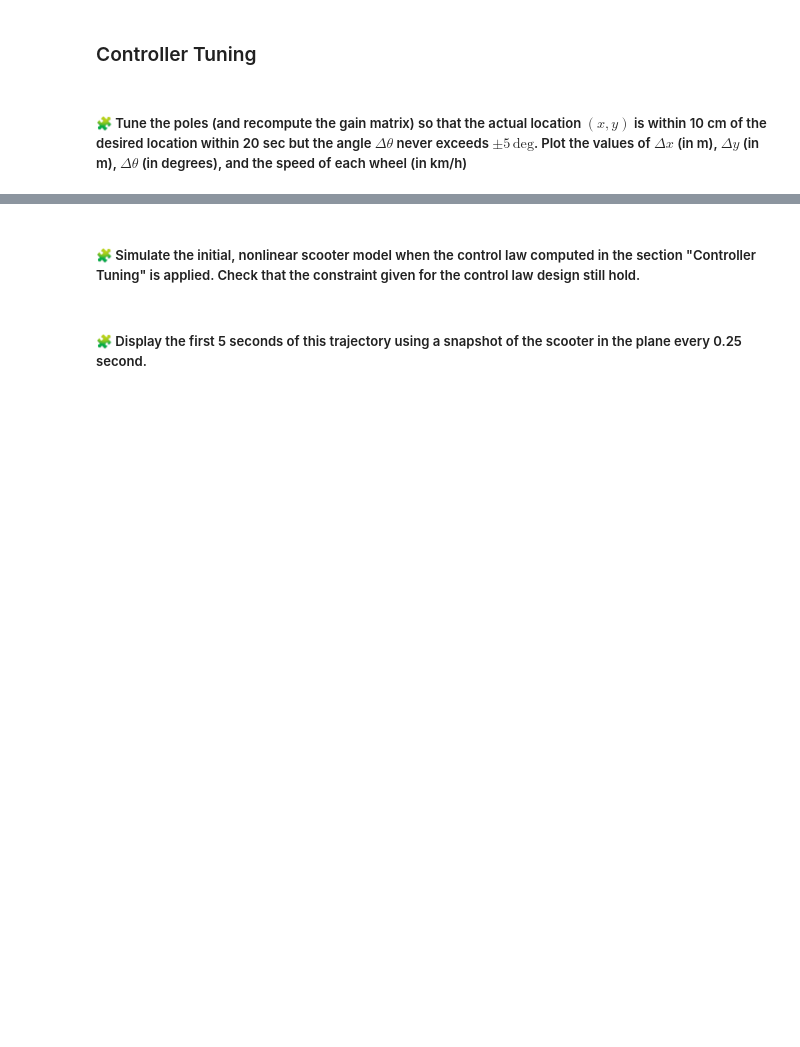
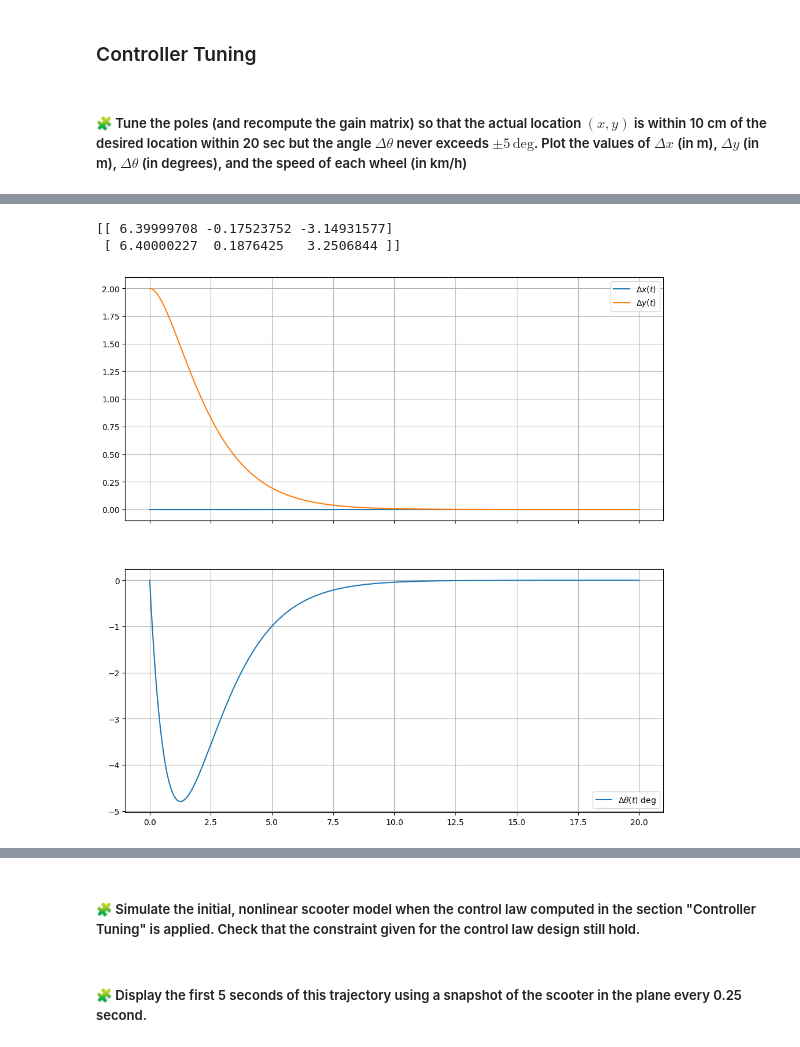
Before and after one commit to Oumarkei/control-engineering-with-python-project-2023-2024, a Jupyter notebook: Project-part-3.ipynb, the cells around one changed output, grey strips where cells are left out. Cells and saved outputs as stored; diff of their text form; code cells hidden in the pictures; blank space fills up the shorter version.

Commit message:
Add files via upload
First answer with the real poles of controller tuning

```diff
--- a/Project-part-3.ipynb
+++ b/Project-part-3.ipynb
@@ -630,0 +567,37 @@ show()
+# %%
+#poles = [-2.0, -2.1, -2.2] # Strictly negative real part
+poles = [-0.7, -0.8, -0.9]
+K = place_poles(A, B, poles).gain_matrix
+print(K)
+# %% [output]
+[[ 6.39999708 -0.17523752 -3.14931577]
+ [ 6.40000227  0.1876425   3.2506844 ]]
+# %%
+def deltaOmega(t, deltaX):
+    return -K @ deltaX
+
+tf = 20
+results = solve_ivp(
+    fun=lin_fun,
+    t_span=[0, tf],
+    y0=[0, 2, 0],
+    dense_output=True,
+    rtol=1e-6,
+    atol=1e-6
+)
+# %%
+t = linspace(0.0, tf, 1000)
+dx, dy, dtheta = results["sol"](t)
+
+fig = figure(figsize=(12, 12))
+ax1, ax2 = fig.subplots(2, 1, sharex=True)
+ax1.grid(True)
+ax1.plot(t, dx, label=r"$\Delta x(t)$")
+ax1.plot(t, dy, label=r"$\Delta y(t)$")
+ax1.legend()
+ax2.grid(True)
+ax2.plot(t, dtheta*180/pi, label=r"$\Delta\theta(t)$ deg")
+ax2.legend()
+show()
+# %% [output]
+[figure, added]
```
Also changed, not shown: parts of 4 cells of this notebook.
